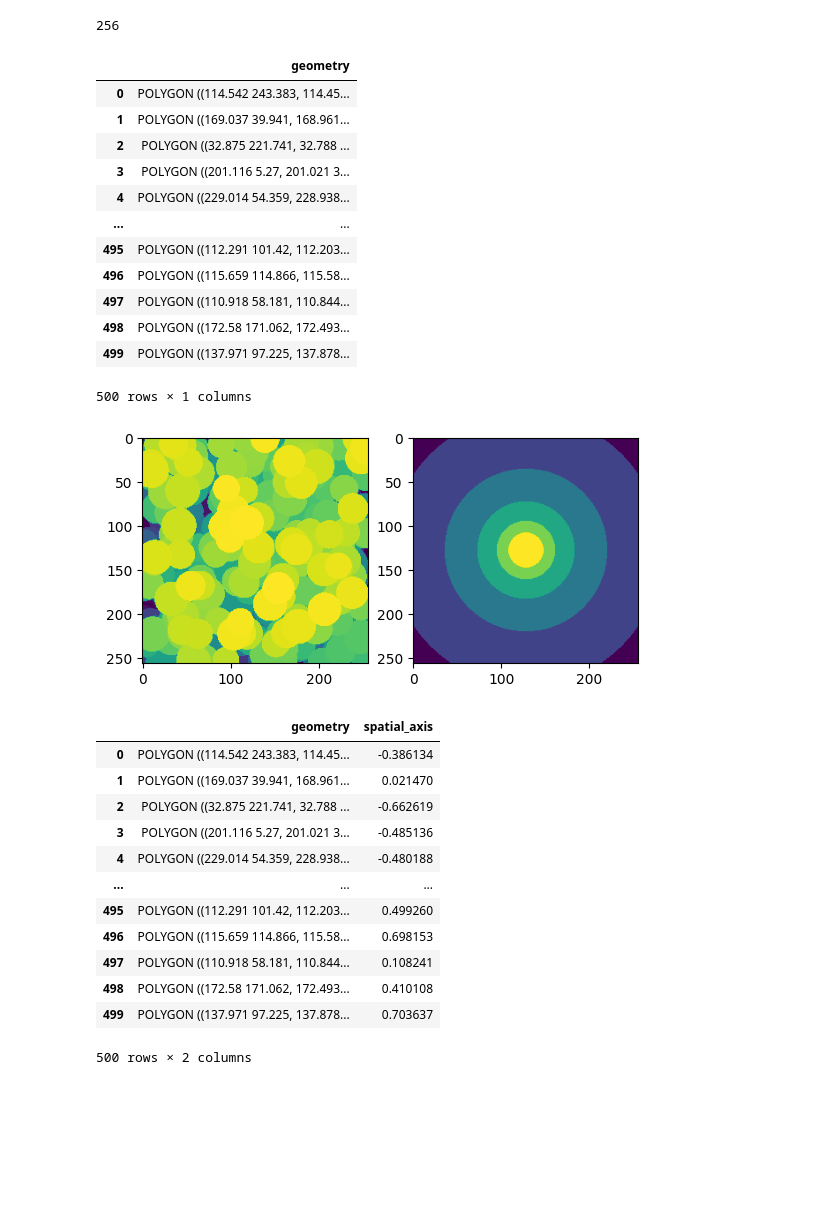
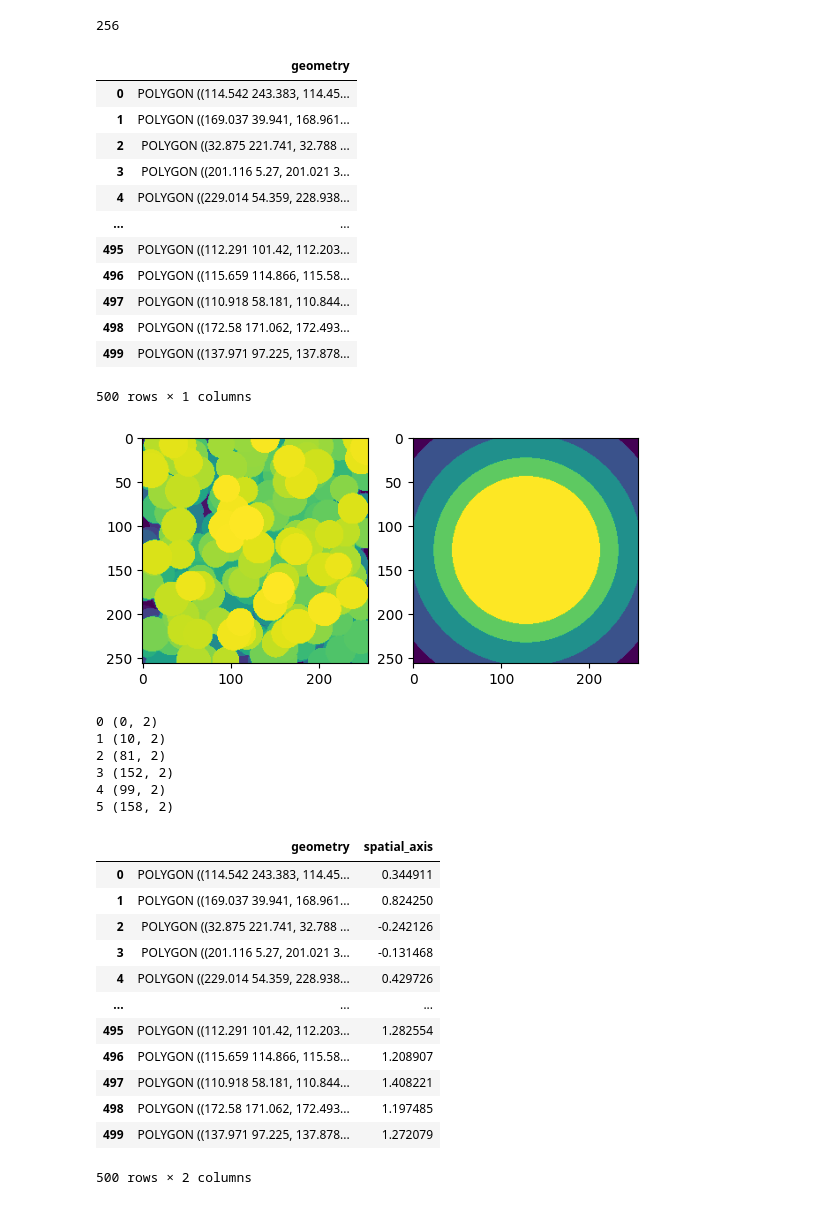
Before and after one commit to callum-jpg/spatial_axis, a Jupyter notebook: notebooks/example_spatial_axis.ipynb, the cells around one changed output. Cells and saved outputs as stored; diff of their text form; code cells hidden in the pictures; blank space fills up the shorter version.

```diff
--- a/notebooks/example_spatial_axis.ipynb
+++ b/notebooks/example_spatial_axis.ipynb
@@ -34,6 +34,7 @@ broad_annotations = create_broad_annotation_polygons(
     image_shape=IMG_SHAPE,
     annotation_shape="circle",
     num_levels=NUM_BROAD_ANNOTATION,
+    downscale_factor=0.8
     )
 labeled_broad_annotations = [(polygon, idx + 1) for idx, polygon in enumerate(broad_annotations)]
 labeled_broad_annotations = rasterize(
@@ -43,34 +44,34 @@ labeled_broad_annotations = rasterize(
 )
 
 fig, ax = plt.subplots(1, 2)
 ax[0].imshow(labeled_array)
 ax[1].imshow(labeled_broad_annotations)
 
 shapes = geopandas.GeoDataFrame(geometry=shapes)
 broad_df = geopandas.GeoDataFrame(
     {
         "geometry": broad_annotations,
         "broad_annotation_id": np.arange(NUM_BROAD_ANNOTATION),
     }
 )
 broad_df = broad_df.set_index("broad_annotation_id")
 shapes
 # %% [output]
 256
 |  | geometry |
 | 0 | POLYGON ((114.542 243.383, 114.45... |
 | 1 | POLYGON ((169.037 39.941, 168.961... |
 | 2 | POLYGON ((32.875 221.741, 32.788 ... |
 | 3 | POLYGON ((201.116 5.27, 201.021 3... |
 | 4 | POLYGON ((229.014 54.359, 228.938... |
 | ... | ... |
 | 495 | POLYGON ((112.291 101.42, 112.203... |
 | 496 | POLYGON ((115.659 114.866, 115.58... |
 | 497 | POLYGON ((110.918 58.181, 110.844... |
 | 498 | POLYGON ((172.58 171.062, 172.493... |
 | 499 | POLYGON ((137.971 97.225, 137.878... |
 500 rows × 1 columns
-[figure, old version]
+[figure, new version]
 # %%
 shapes["spatial_axis"] = spatial_axis(
     shapes,
@@ -81,19 +82,25 @@ shapes["spatial_axis"] = spatial_axis(
 
 shapes
 # %% [output]
+0 (0, 2)
+1 (10, 2)
+2 (81, 2)
+3 (152, 2)
+4 (99, 2)
+5 (158, 2)
 |  | geometry | spatial_axis |
-| 0 | POLYGON ((114.542 243.383, 114.45... | -0.386134 |
-| 1 | POLYGON ((169.037 39.941, 168.961... | 0.021470 |
-| 2 | POLYGON ((32.875 221.741, 32.788 ... | -0.662619 |
-| 3 | POLYGON ((201.116 5.27, 201.021 3... | -0.485136 |
-| 4 | POLYGON ((229.014 54.359, 228.938... | -0.480188 |
+| 0 | POLYGON ((114.542 243.383, 114.45... | 0.344911 |
+| 1 | POLYGON ((169.037 39.941, 168.961... | 0.824250 |
+| 2 | POLYGON ((32.875 221.741, 32.788 ... | -0.242126 |
+| 3 | POLYGON ((201.116 5.27, 201.021 3... | -0.131468 |
+| 4 | POLYGON ((229.014 54.359, 228.938... | 0.429726 |
 | ... | ... | ... |
-| 495 | POLYGON ((112.291 101.42, 112.203... | 0.499260 |
-| 496 | POLYGON ((115.659 114.866, 115.58... | 0.698153 |
-| 497 | POLYGON ((110.918 58.181, 110.844... | 0.108241 |
-| 498 | POLYGON ((172.58 171.062, 172.493... | 0.410108 |
-| 499 | POLYGON ((137.971 97.225, 137.878... | 0.703637 |
+| 495 | POLYGON ((112.291 101.42, 112.203... | 1.282554 |
+| 496 | POLYGON ((115.659 114.866, 115.58... | 1.208907 |
+| 497 | POLYGON ((110.918 58.181, 110.844... | 1.408221 |
+| 498 | POLYGON ((172.58 171.062, 172.493... | 1.197485 |
+| 499 | POLYGON ((137.971 97.225, 137.878... | 1.272079 |
-500 rows × 2 columns
+500 rows × 2 columns
 # %%
 relative_array = spatial_axis_to_labelmap(
     shapes,
```
Also changed, not shown: parts of 1 cell of this notebook, 2 other files.
